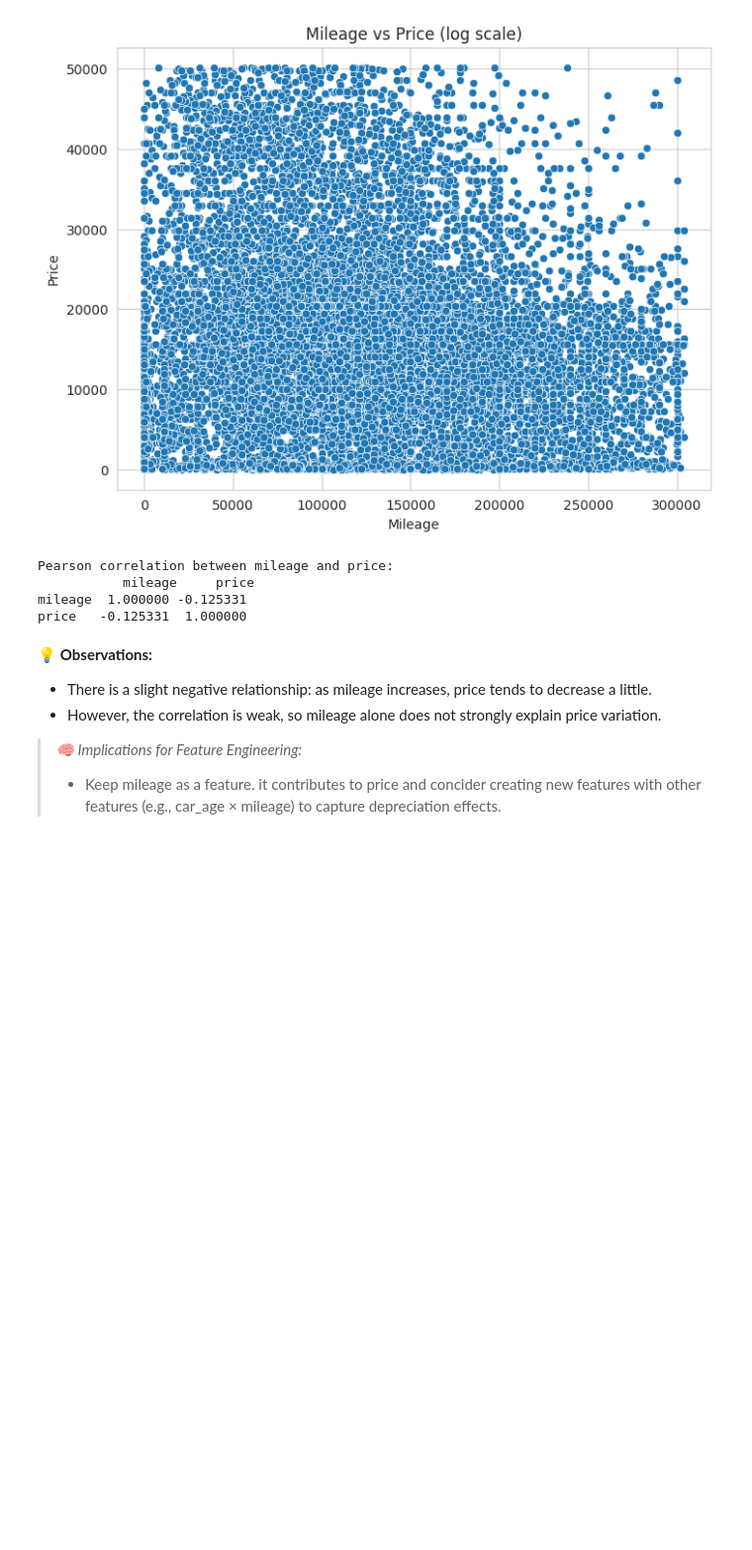
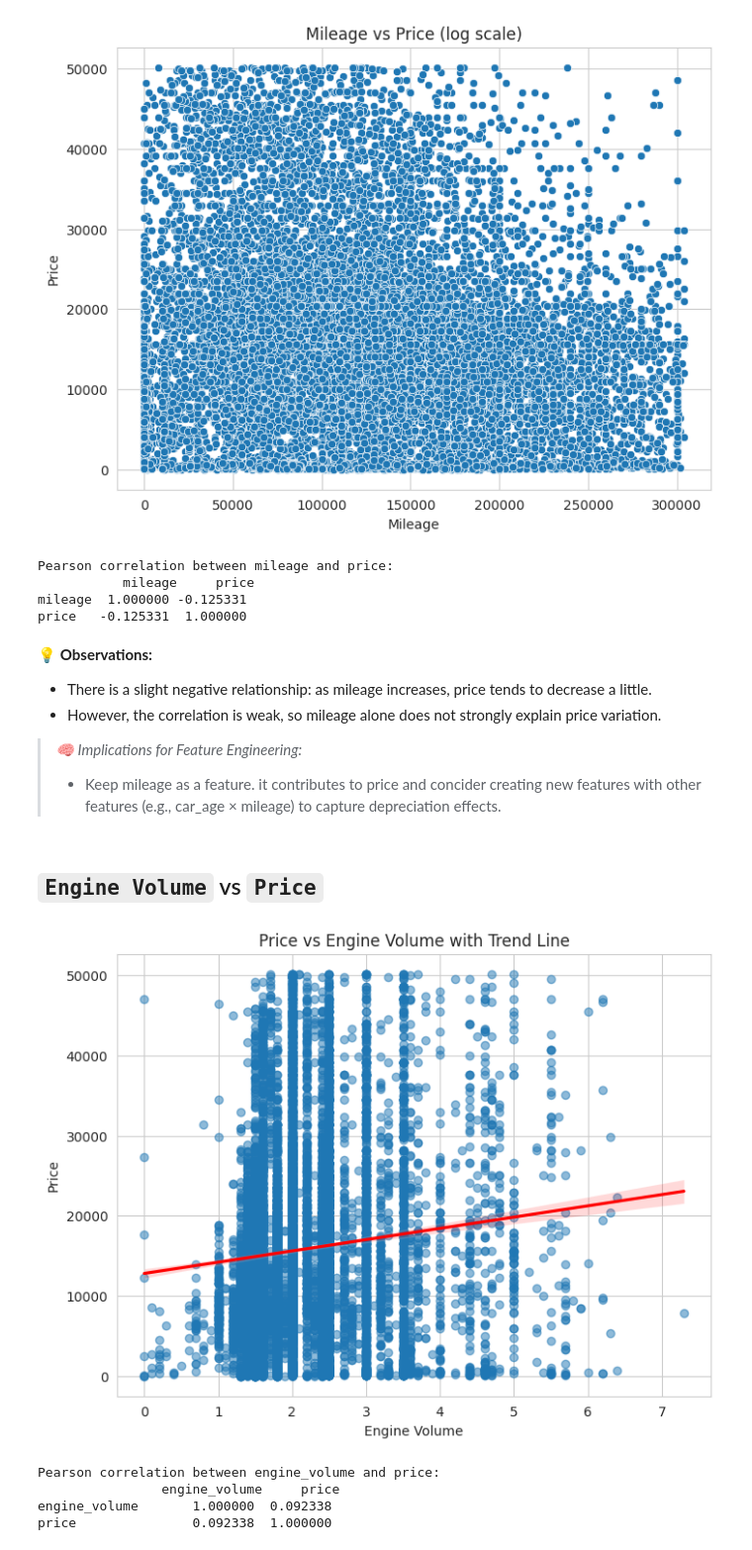
Before and after one commit to Mithula-cbw/Car-Price-Prediction, a Jupyter notebook: notebooks/Group_11_02_Descriptive_Analytics_and_EDA.ipynb, the cells around one changed output. Shown at 99% size. Cells and saved outputs as stored; diff of their text form; code cells hidden in the pictures; blank space fills up the shorter version.

```diff
--- a/notebooks/Group_11_02_Descriptive_Analytics_and_EDA.ipynb
+++ b/notebooks/Group_11_02_Descriptive_Analytics_and_EDA.ipynb
@@ -1526,3 +1526,28 @@ price   -0.125331  1.000000
 > *🧠 Implications for Feature Engineering:*
 >
 > - Keep mileage as a feature. it contributes to price and concider creating new features with other features (e.g., car_age × mileage) to capture depreciation effects.
+# %% [markdown]
+## `Engine Volume` vs `Price`
+# %%
+plt.figure(figsize=(8,6))
+sns.regplot(
+    x='engine_volume',
+    y='price',
+    data=df_filtered,
+    scatter_kws={'alpha':0.5},  # make points semi-transparent
+    line_kws={'color':'red'}
+)
+plt.title('Price vs Engine Volume with Trend Line')
+plt.xlabel('Engine Volume')
+plt.ylabel('Price')
+plt.show()
+# %% [output]
+[figure, added]
+# %%
+corr = df_filtered[['engine_volume', 'price']].corr()
+print("Pearson correlation between engine_volume and price:\n", corr)
+# %% [output]
+Pearson correlation between engine_volume and price:
+                engine_volume     price
+engine_volume       1.000000  0.092338
+price               0.092338  1.000000
```
Also changed, not shown: parts of 4 cells of this notebook.
